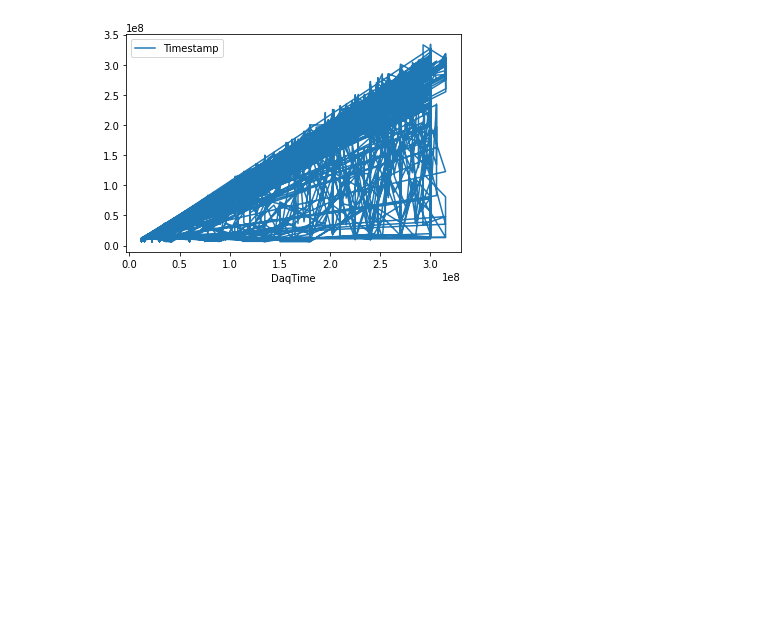
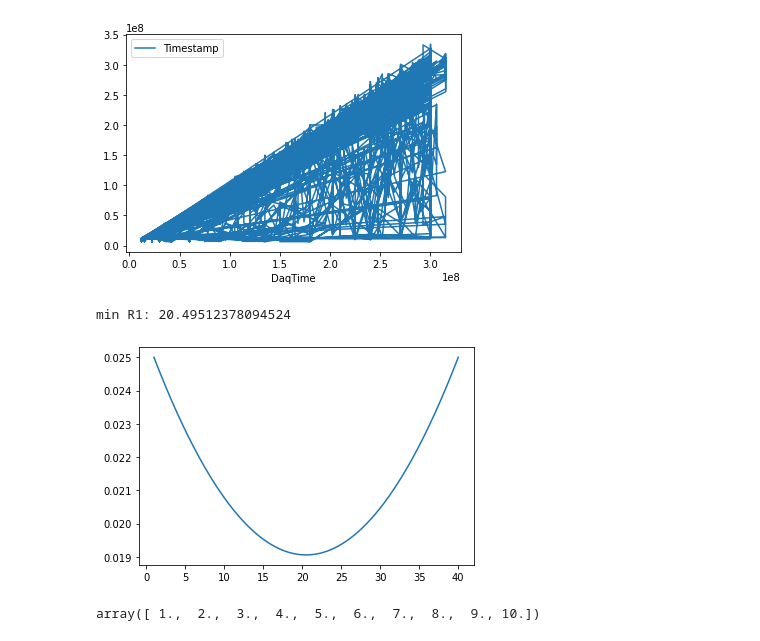
Before and after one commit to OliviaSeidel/qpix-digital, a Jupyter notebook: simulation-software/bla.ipynb, the cells around one changed output. Cells and saved outputs as stored; diff of their text form; code cells hidden in the pictures; blank space fills up the shorter version.

```diff
--- a/simulation-software/bla.ipynb
+++ b/simulation-software/bla.ipynb
@@ -196,3 +196,26 @@ Index(['Unnamed: 0', 'Route', 'Timeout', 'Int_period', 'nHardInt', 'AsicX',
 Name: Timestamp, Length: 9622, dtype: int64
 <AxesSubplot:xlabel='DaqTime'>
 [figure]
+# %%
+import matplotlib.pyplot as plt
+import numpy as np
+
+Ro = 40
+Co = 40
+
+def aw(R1,R=Ro,C=Co):
+    R2 = R - R1
+    return 1 / (2 * C * R**2) * (2*R1**2 + R**2 - 2*R*R1 + C*R + 2*R2)
+
+x = np.linspace(1, Ro, Ro*100)
+vals = [aw(xi) for xi in x]
+
+plt.plot(x, vals)
+print("min R1:", x[np.argmin(vals)])
+# %% [output]
+min R1: 20.49512378094524
+[figure, added]
+# %%
+np.linspace(1, 10, 10)
+# %% [output]
+array([ 1.,  2.,  3.,  4.,  5.,  6.,  7.,  8.,  9., 10.])
```
Also changed, not shown: parts of 3 cells of this notebook, 2 other files.
